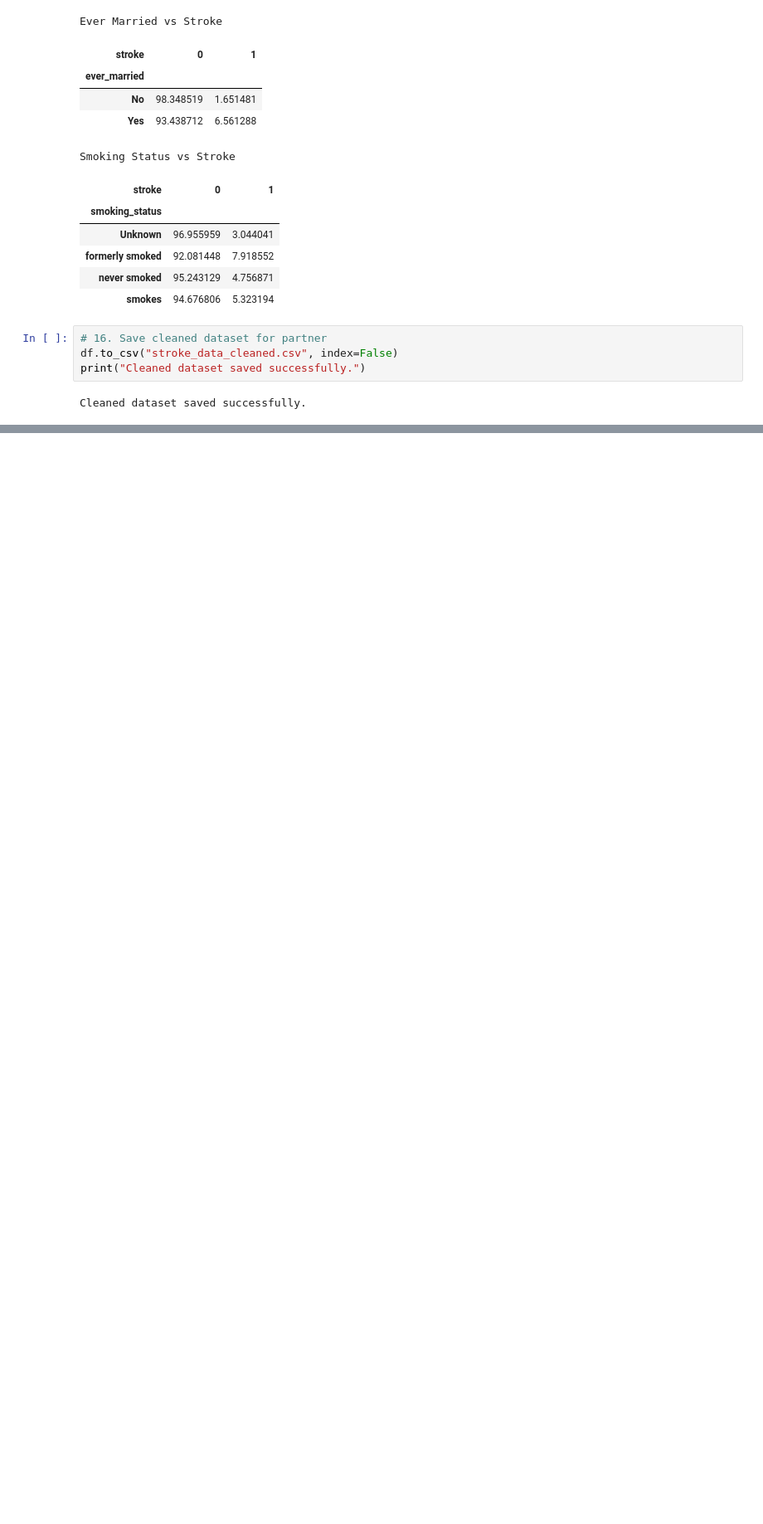
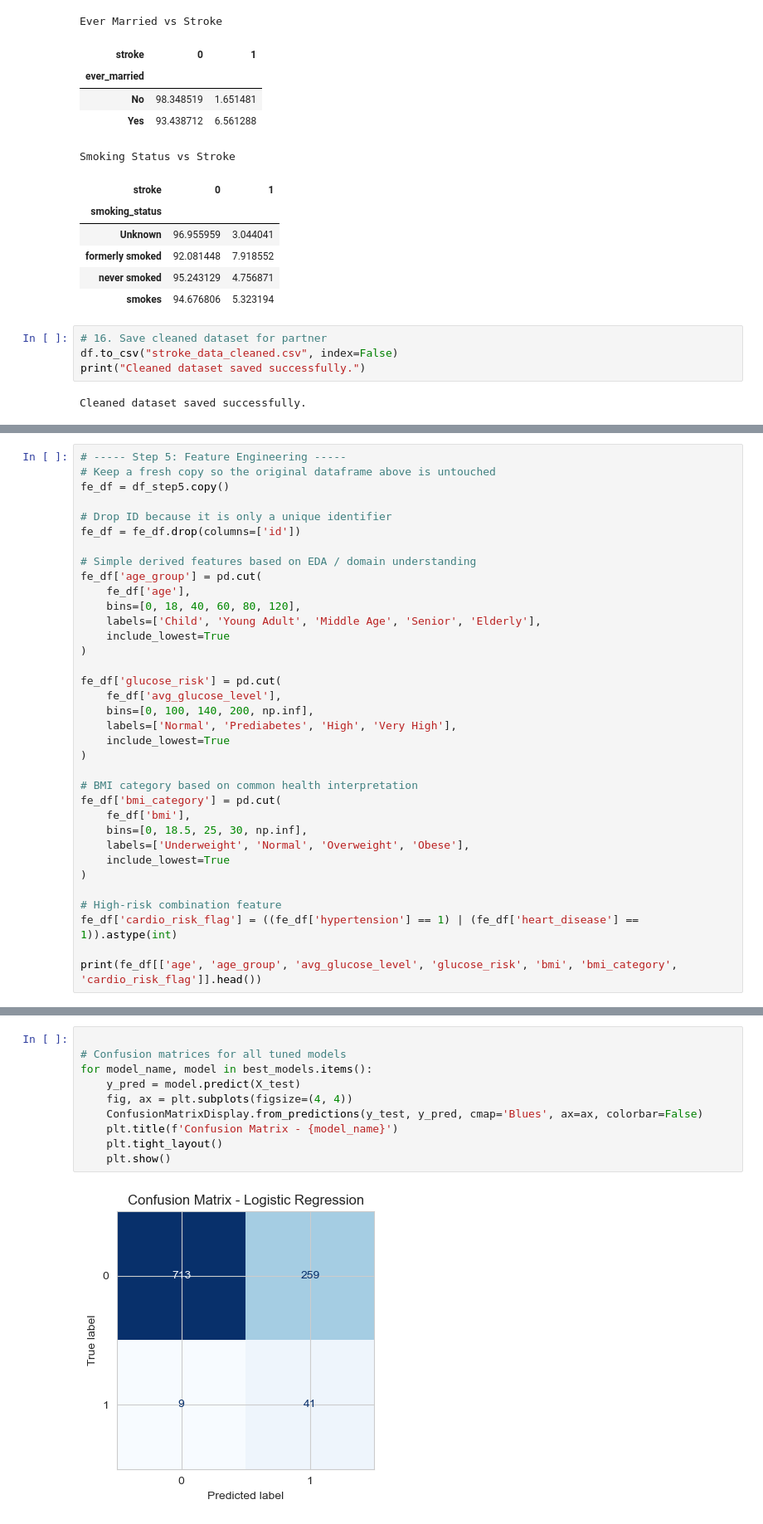
Before and after one commit to JustinDang69/Assesment2-PA, a Jupyter notebook: Untitled.ipynb, the cells around one changed output, grey strips where cells are left out. Shown at 83% size. Cells and saved outputs as stored; diff of their text form; blank space fills up the shorter version.

```diff
--- a/Untitled.ipynb
+++ b/Untitled.ipynb
@@ -339,0 +400,35 @@ Cleaned dataset saved successfully.
+# %%
+# ----- Step 5: Feature Engineering -----
+# Keep a fresh copy so the original dataframe above is untouched
+fe_df = df_step5.copy()
+
+# Drop ID because it is only a unique identifier
+fe_df = fe_df.drop(columns=['id'])
+
+# Simple derived features based on EDA / domain understanding
+fe_df['age_group'] = pd.cut(
+    fe_df['age'],
+    bins=[0, 18, 40, 60, 80, 120],
+    labels=['Child', 'Young Adult', 'Middle Age', 'Senior', 'Elderly'],
+    include_lowest=True
+)
+
+fe_df['glucose_risk'] = pd.cut(
+    fe_df['avg_glucose_level'],
+    bins=[0, 100, 140, 200, np.inf],
+    labels=['Normal', 'Prediabetes', 'High', 'Very High'],
+    include_lowest=True
+)
+
+# BMI category based on common health interpretation
+fe_df['bmi_category'] = pd.cut(
+    fe_df['bmi'],
+    bins=[0, 18.5, 25, 30, np.inf],
+    labels=['Underweight', 'Normal', 'Overweight', 'Obese'],
+    include_lowest=True
+)
+
+# High-risk combination feature
+fe_df['cardio_risk_flag'] = ((fe_df['hypertension'] == 1) | (fe_df['heart_disease'] == 1)).astype(int)
+
+print(fe_df[['age', 'age_group', 'avg_glucose_level', 'glucose_risk', 'bmi', 'bmi_category', 'cardio_risk_flag']].head())
@@ -339,0 +642,12 @@ Cleaned dataset saved successfully.
+# %%
+
+# Confusion matrices for all tuned models
+for model_name, model in best_models.items():
+    y_pred = model.predict(X_test)
+    fig, ax = plt.subplots(figsize=(4, 4))
+    ConfusionMatrixDisplay.from_predictions(y_test, y_pred, cmap='Blues', ax=ax, colorbar=False)
+    plt.title(f'Confusion Matrix - {model_name}')
+    plt.tight_layout()
+    plt.show()
+# %% [output]
+[figure, added]
```
Also changed, not shown: parts of 12 cells of this notebook.
